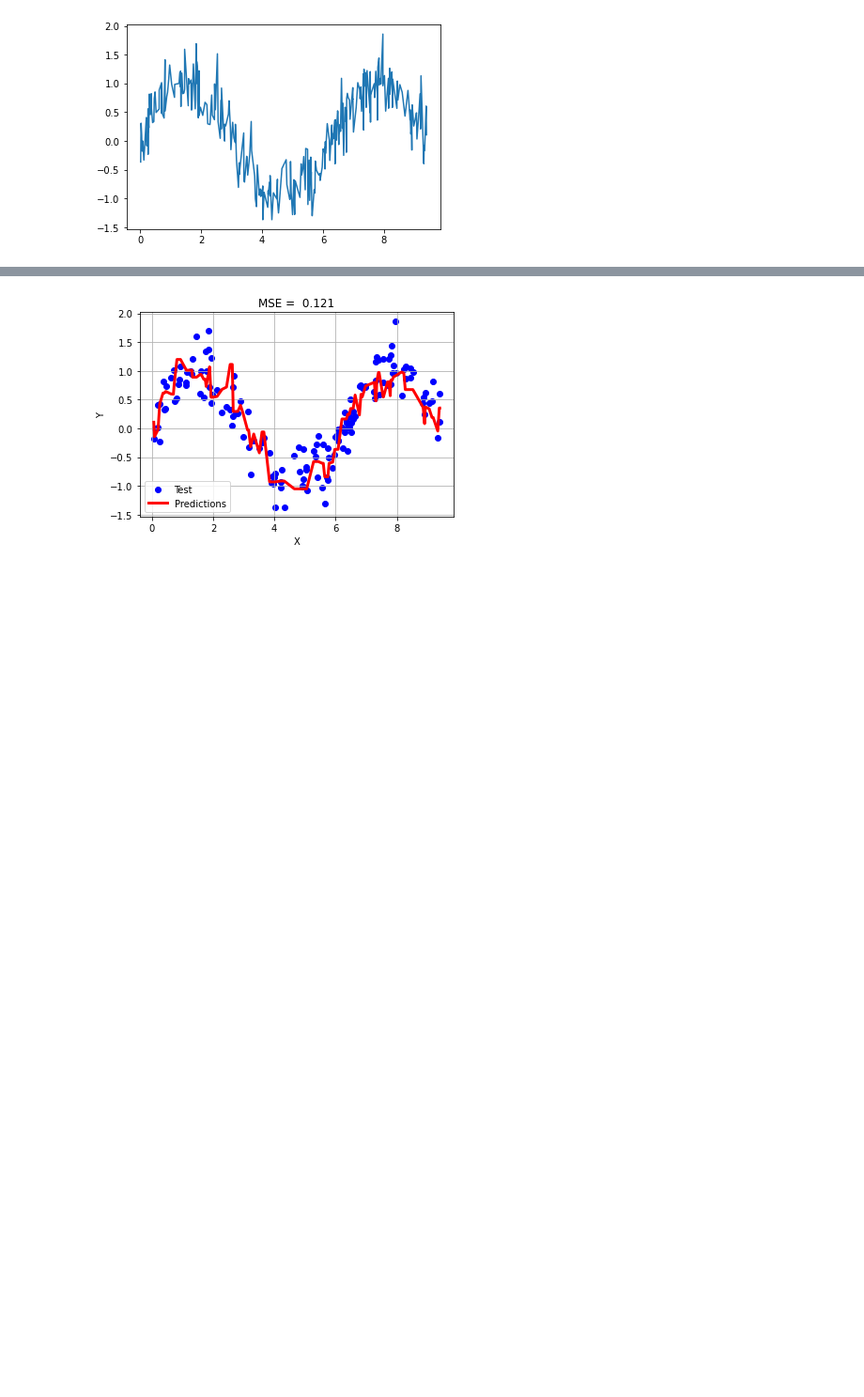
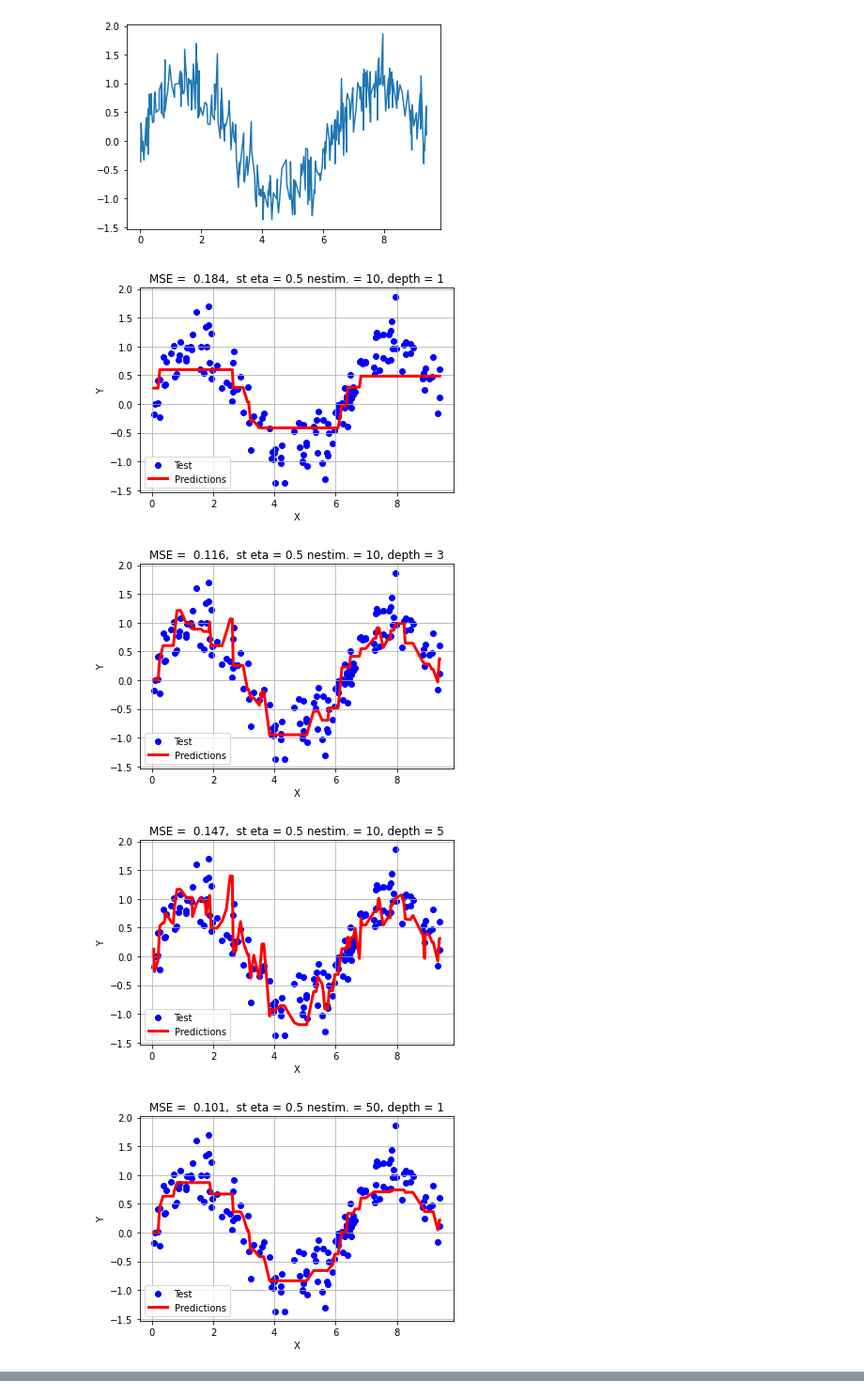
Before and after one commit to BlancaCC/MetodoAvanzadosAprendizajeAutomatico, a Jupyter notebook: bayes/gradient_boosting.ipynb, the cells around one changed output, grey strips where cells are left out. Shown: that part at 94% size. Cells and saved outputs as stored; diff of their text form; code cells hidden in the pictures; blank space fills up the shorter version.

```diff
--- a/bayes/gradient_boosting.ipynb
+++ b/bayes/gradient_boosting.ipynb
@@ -397,19 +397,39 @@ X_train, X_test, y_train, y_test = train_test_split(X, Y, test_size=0.5, random_
 # %%
 from sklearn.metrics import mean_squared_error
 
+ETA = [0.5, 0.1, 0.01]
+n_stimators = [10, 50, 101, 150]
+depths = [1,3,5]
+results = []
+for eta in ETA:
+    for ns in n_stimators:
+        for depth in depths:
+            gb = GBCasero(loss=SquaredErrorLoss(),
+            n_estimators=ns, eta=eta, depth=depth)
+            gb.fit(X_train, y_train)
+            predictions = gb.predict(X_test)
+            colors = ['#0000FF', '#FF0000']
+            sorted_index = np.argsort(X_test[:,0])
+            mse = mean_squared_error(y_test, predictions)
 
-gb = GBCasero(loss=SquaredErrorLoss())
-gb.fit(X_train, y_train)
-predictions = gb.predict(X_test)
-colors = ['#0000FF', '#FF0000']
-sorted_index = np.argsort(X_test[:,0])
-mse = mean_squared_error(y_test, predictions)
+            plt.scatter(X_test[:,0], y_test, c=colors[0], label='Test')
+            plt.plot(X_test[sorted_index,0], predictions[sorted_index], c=colors[1], linewidth=3, label = 'Predictions')
+            plt.grid(True)
+            plt.xlabel("X")
+            plt.ylabel("Y")
+            plt.legend()
+            plt.title(f'MSE = {mse: 0.3f},  st eta = {eta} nestim. = {ns}, depth = {depth}')
+            plt.show()
 
-plt.scatter(X_test[:,0], y_test, c=colors[0], label='Test')
-plt.plot(X_test[sorted_index,0], predictions[sorted_index], c=colors[1], linewidth=3, label = 'Predictions')
-plt.grid(True)
-plt.xlabel("X")
-plt.ylabel("Y")
-plt.legend()
-plt.title(f'MSE = {mse: 0.3f}')
+            results.append([
+                eta,
+                ns,
+                depth,
+                mse
+            ]
+            )
 # %% [output]
+[figure, new version]
+[figure, added]
+[figure, added]
+[figure, added]
@@ -417 +444,0 @@ Text(0.5, 1.0, 'MSE =  0.121')
-[figure, old version]
```
Also changed, not shown: parts of 2 cells of this notebook.
